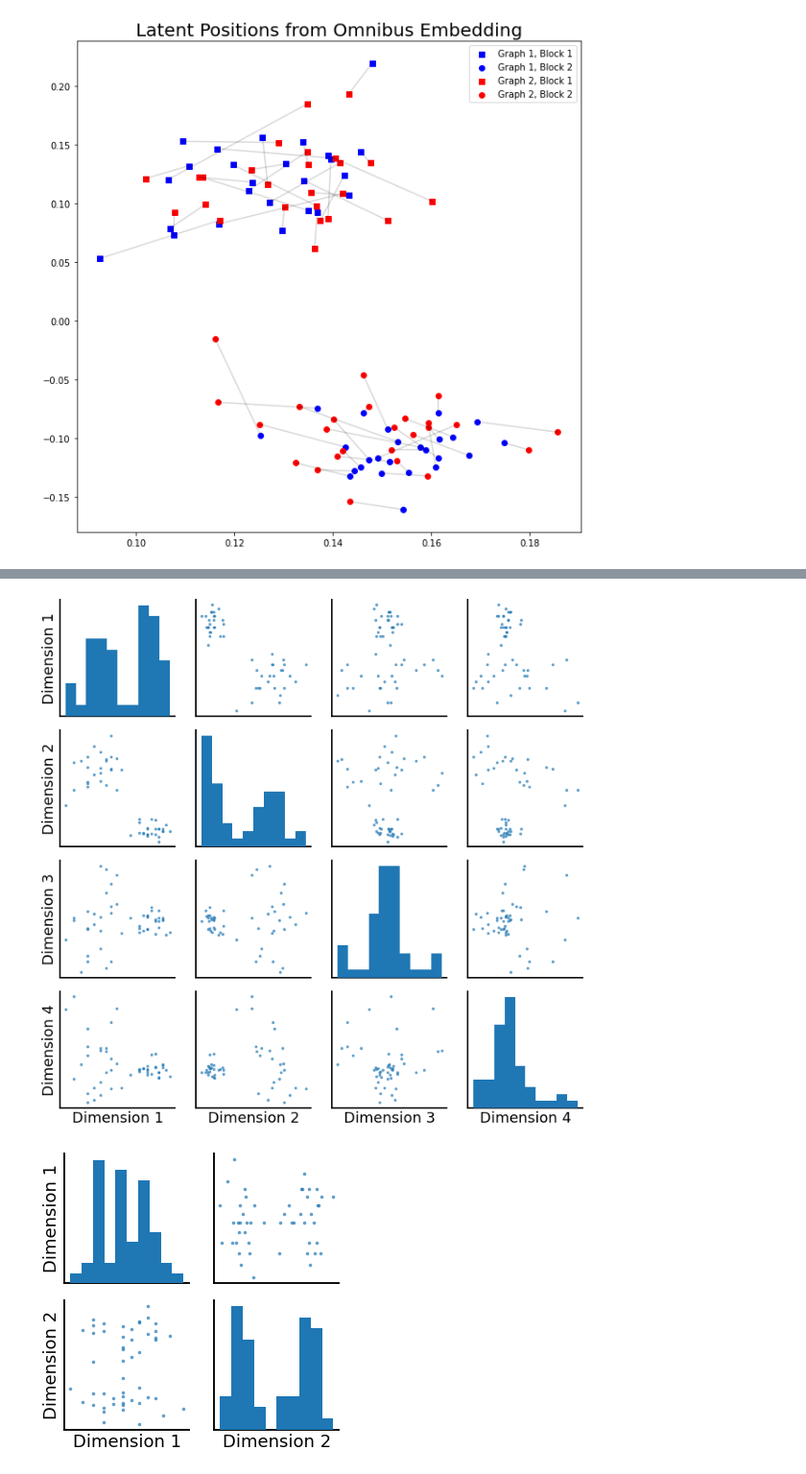
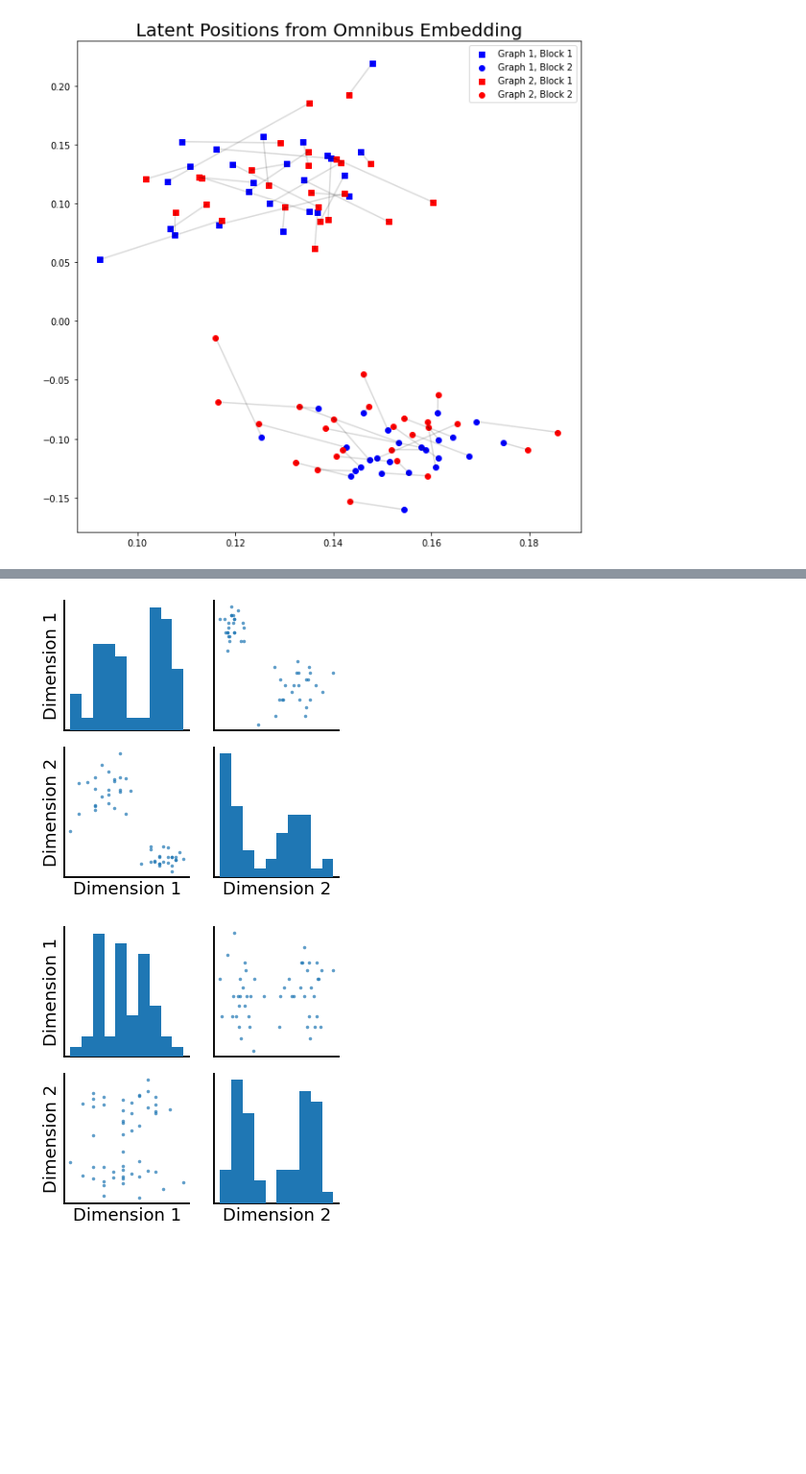
Before and after one commit to zeou1/graspy, a Jupyter notebook: docs/tutorials/embedding/LSE-OMNI.ipynb, the cells around one changed output, grey strips where cells are left out. Shown at 96% size. Saved outputs shown, nothing was run; the diff lists cells and outputs as text; code cells hidden in the pictures; blank space fills up the shorter version.

```diff
--- a/docs/tutorials/embedding/LSE-OMNI.ipynb
+++ b/docs/tutorials/embedding/LSE-OMNI.ipynb
@@ -168,11 +165,11 @@ _ = pairplot(Xhat2)
 # %%
 from graspologic.embed import LaplacianSpectralEmbed
 
-lse = LaplacianSpectralEmbed()
+lse = LaplacianSpectralEmbed(n_components=2)
 Xhat1 = lse.fit_transform(G1)
 Xhat2 = lse.fit_transform(G2)
 _ = pairplot(Xhat1)
 _ = pairplot(Xhat2)
 # %% [output]
-[figure, old version]
+[figure, new version]
 [figure]
```
Also changed, not shown: parts of 5 cells of this notebook, 2 other files.
